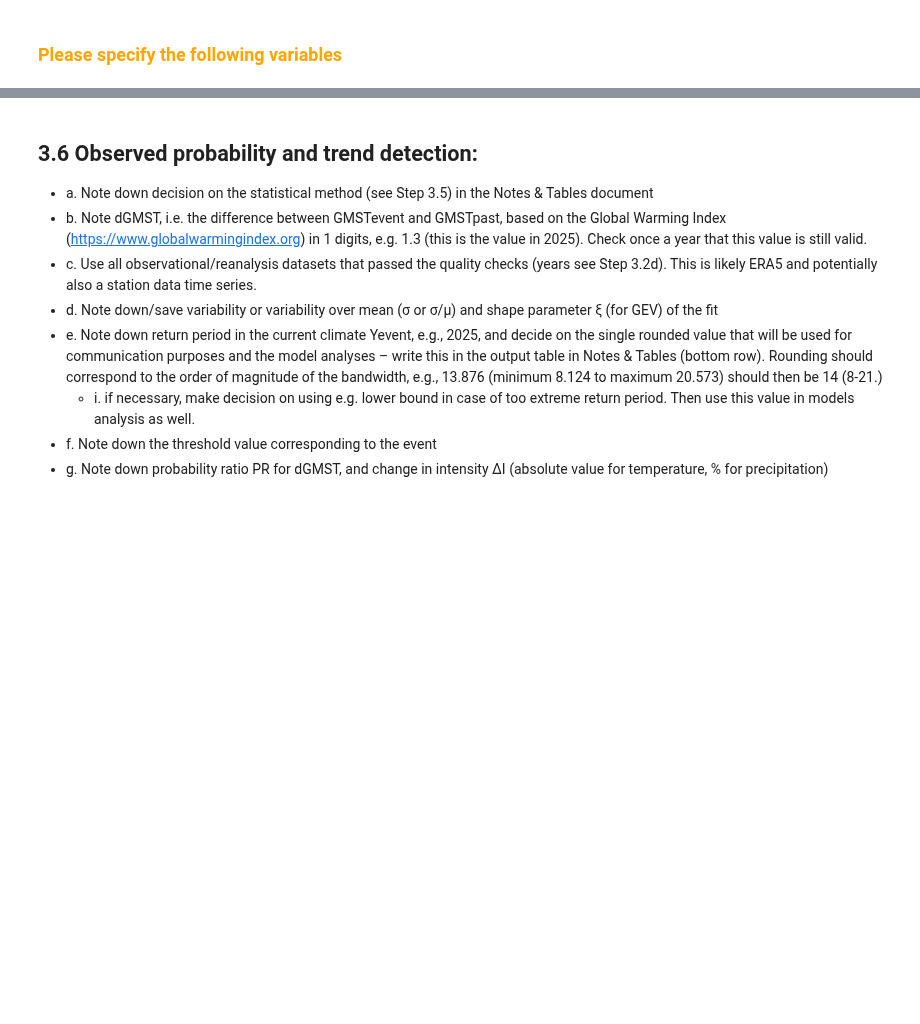
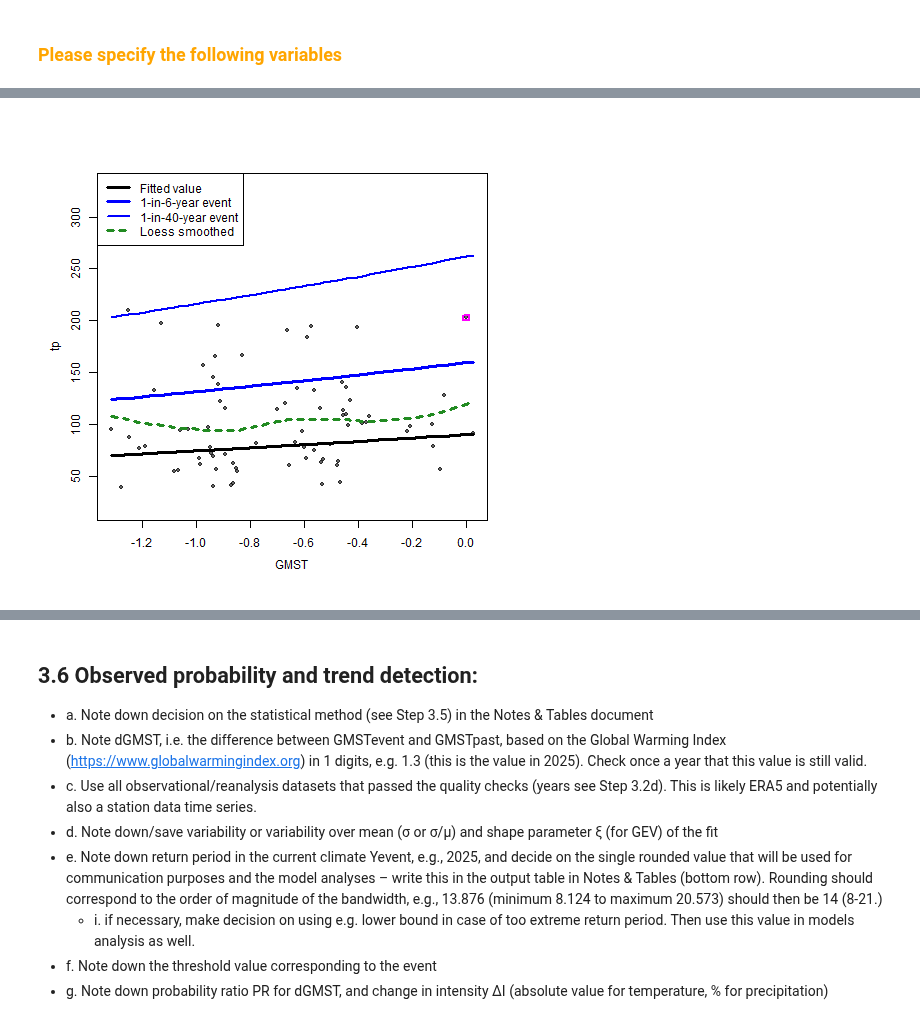
Before and after one commit to izpinto/c3s-451, a Jupyter notebook: library/C3S_TrendAnalysis_Tjerk.ipynb, the cells around one changed output, grey strips where cells are left out. Drawn from its saved outputs; the diff is of its cells as text; code cells hidden in the pictures; blank space fills up the shorter version.

```diff
--- a/library/C3S_TrendAnalysis_Tjerk.ipynb
+++ b/library/C3S_TrendAnalysis_Tjerk.ipynb
@@ -529,7 +641,9 @@ plot_trend(mdl, add_loess = T, ylim = c(20,160))
 # %%
 %%R
 # what does the fitted trend look like vs GMST?
-plot_covtrend(mdl, xcov = covnm, add_loess = T, ylim = c(20,160))
+plot_covtrend(mdl, xcov = covnm, add_loess = T, ylim = c(20,330))
+# %% [output]
+[figure, added]
 # %%
 %%R
 # How well does the model fit the data?
```
Also changed, not shown: parts of 29 cells of this notebook.
